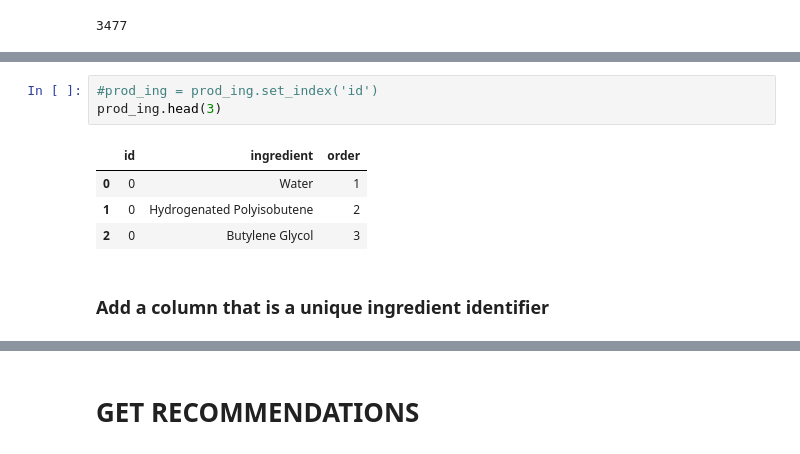
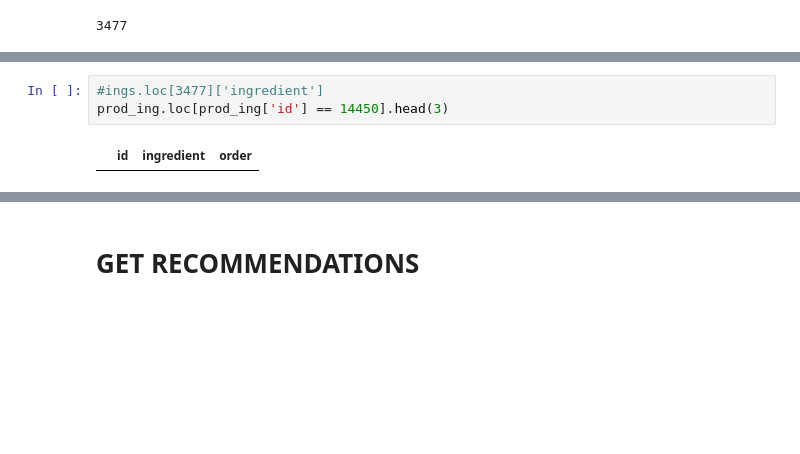
Before and after one commit to isabelbbeard/fp-python, a Jupyter notebook: 02_SimilarityFormatting.ipynb, the cells around one changed output, grey strips where cells are left out. Drawn from its saved outputs; the diff is of its cells as text; blank space fills up the shorter version.

```diff
--- a/02_SimilarityFormatting.ipynb
+++ b/02_SimilarityFormatting.ipynb
@@ -110,10 +87,5 @@ prod_ing.loc[prod_ing['id'] == idx]
 # %%
-#prod_ing = prod_ing.set_index('id')
-prod_ing.head(3)
+#ings.loc[3477]['ingredient']
+prod_ing.loc[prod_ing['id'] == 14450].head(3)
 # %% [output]
 |  | id | ingredient | order |
-| 0 | 0 | Water | 1 |
-| 1 | 0 | Hydrogenated Polyisobutene | 2 |
-| 2 | 0 | Butylene Glycol | 3 |
-# %% [markdown]
-### Add a column that is a unique ingredient identifier
```
Also changed, not shown: parts of 44 cells of this notebook, 8 other files.
